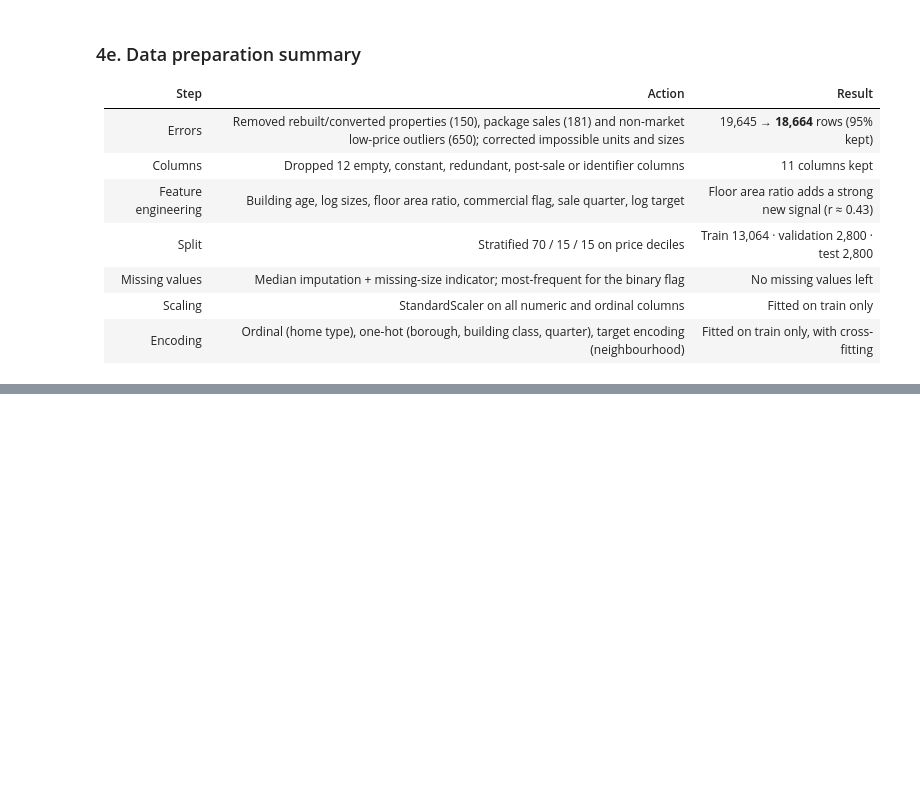
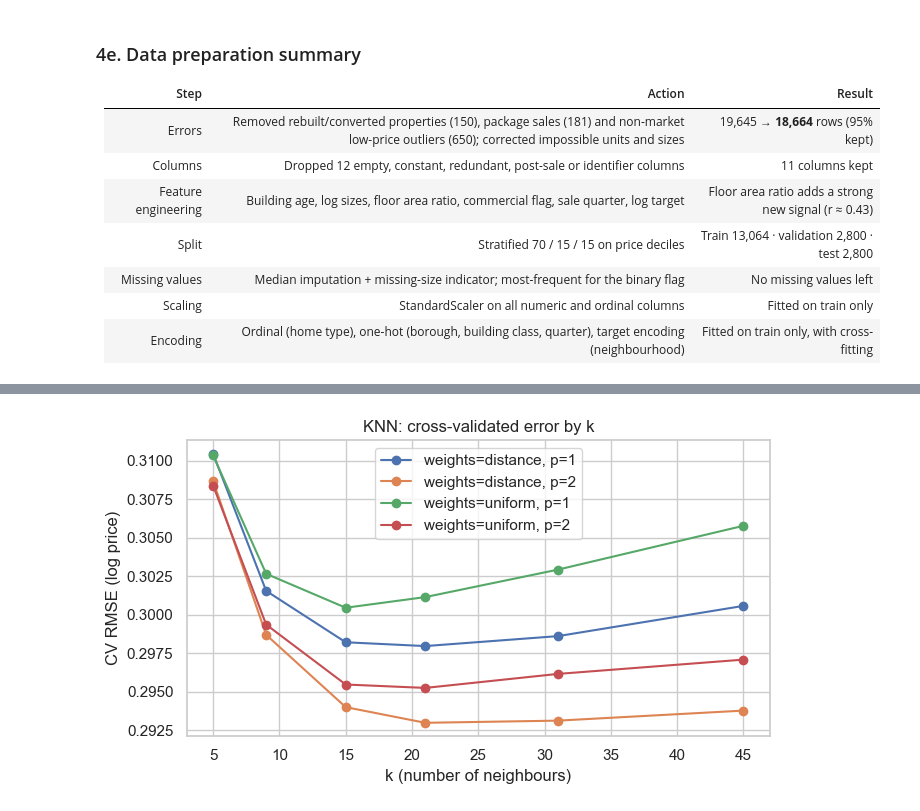
Before and after one commit to nodirbeksolijonov/MLDA-CW1-NYC-Property-Sales, a Jupyter notebook: notebooks/MLDA_CW1_NYC_Property_Sales.ipynb, the cells around one changed output, grey strips where cells are left out. Drawn from its saved outputs; the diff is of its cells as text; code cells hidden in the pictures; blank space fills up the shorter version.

```diff
--- a/notebooks/MLDA_CW1_NYC_Property_Sales.ipynb
+++ b/notebooks/MLDA_CW1_NYC_Property_Sales.ipynb
@@ -1469,0 +1562,15 @@ The same `make_preprocessor()` is used inside every model's pipeline in Section
+# %%
+# How the CV error changes with k (best weights/p setting for each k)
+knn_cv = cv_tables["KNN"]
+fig, ax = plt.subplots(figsize=(7, 4))
+for (w, p), grp in knn_cv.groupby(["weights", "p"]):
+    grp = grp.sort_values("n_neighbors")
+    ax.plot(grp["n_neighbors"], grp["CV RMSE (log)"], marker="o", label=f"weights={w}, p={p}")
+ax.set_xlabel("k (number of neighbours)")
+ax.set_ylabel("CV RMSE (log price)")
+ax.set_title("KNN: cross-validated error by k")
+ax.legend()
+plt.tight_layout()
+plt.show()
+# %% [output]
+[figure, added]
```
Also changed, not shown: parts of 16 cells of this notebook.
